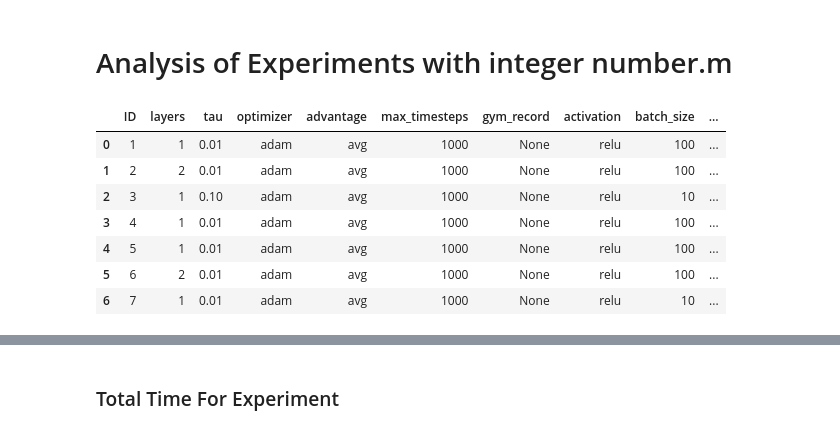
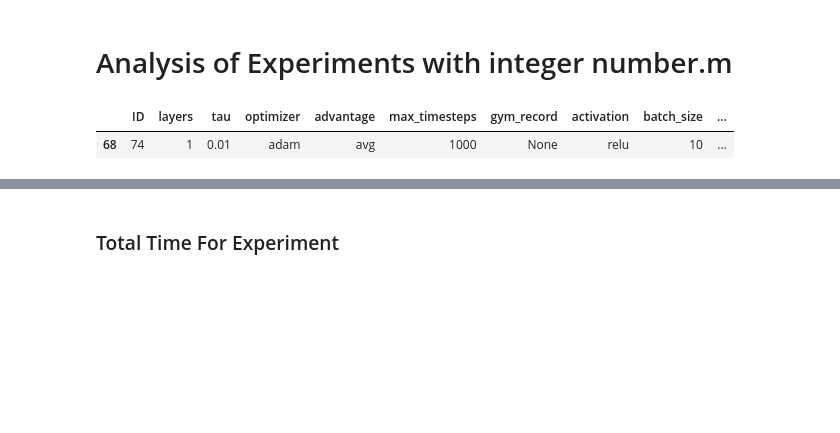
Before and after one commit to aqeel13932/APES_PT, a Jupyter notebook: output/Analysis_Int_squence_experiements.ipynb, the cells around one changed output, grey strips where cells are left out. Drawn from its saved outputs; the diff is of its cells as text; code cells hidden in the pictures; blank space fills up the shorter version.

```diff
--- a/output/Analysis_Int_squence_experiements.ipynb
+++ b/output/Analysis_Int_squence_experiements.ipynb
@@ -9,20 +9,14 @@ from TestFunctions import GetBestPlacesFigure, GetSimpleStatistics, PlotStepsVsE
 # %%
 experiements = pd.read_csv('Final.csv')
 #experiements[experiements['ID'] in [7,8]]
 #experiements.query('ID in []')
 #experiements.query('ID in [3,43,15,48]')
 #experiements.query('ID in [3,7,13,15,27,31,43,48,51,52,56]')
 #experiements.tau.unique()
 #experiements.query('ID in [7]')
-experiements.query('ID in [1,2,3,4,5,6,7]')
+experiements.query('ID in [74]')
 # %% [output]
 |  | ID | layers | tau | optimizer | advantage | max_timesteps | gym_record | activation | batch_size | ... |
-| 0 | 1 | 1 | 0.01 | adam | avg | 1000 | None | relu | 100 | ... |
-| 1 | 2 | 2 | 0.01 | adam | avg | 1000 | None | relu | 100 | ... |
-| 2 | 3 | 1 | 0.10 | adam | avg | 1000 | None | relu | 10 | ... |
-| 3 | 4 | 1 | 0.01 | adam | avg | 1000 | None | relu | 100 | ... |
-| 4 | 5 | 1 | 0.01 | adam | avg | 1000 | None | relu | 100 | ... |
-| 5 | 6 | 2 | 0.01 | adam | avg | 1000 | None | relu | 100 | ... |
-| 6 | 7 | 1 | 0.01 | adam | avg | 1000 | None | relu | 10 | ... |
+| 68 | 74 | 1 | 0.01 | adam | avg | 1000 | None | relu | 10 | ... |
 # %%
 plt.figure(figsize=(17,5))
```
Also changed, not shown: parts of 5 cells of this notebook, 5 other files.
